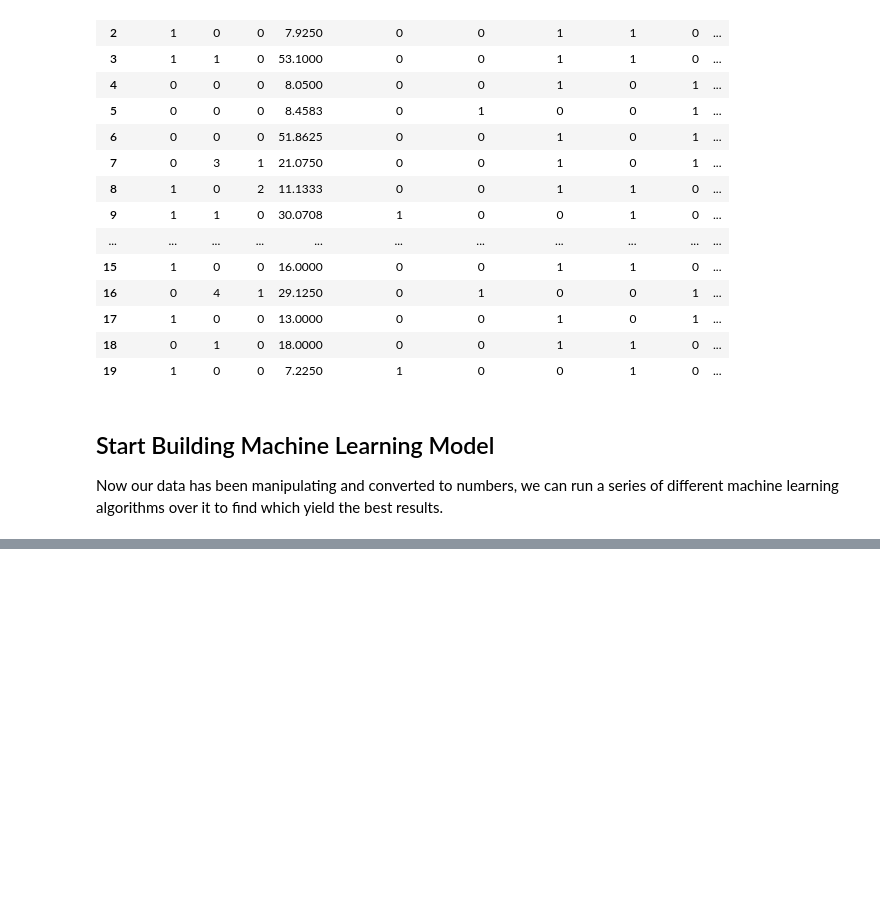
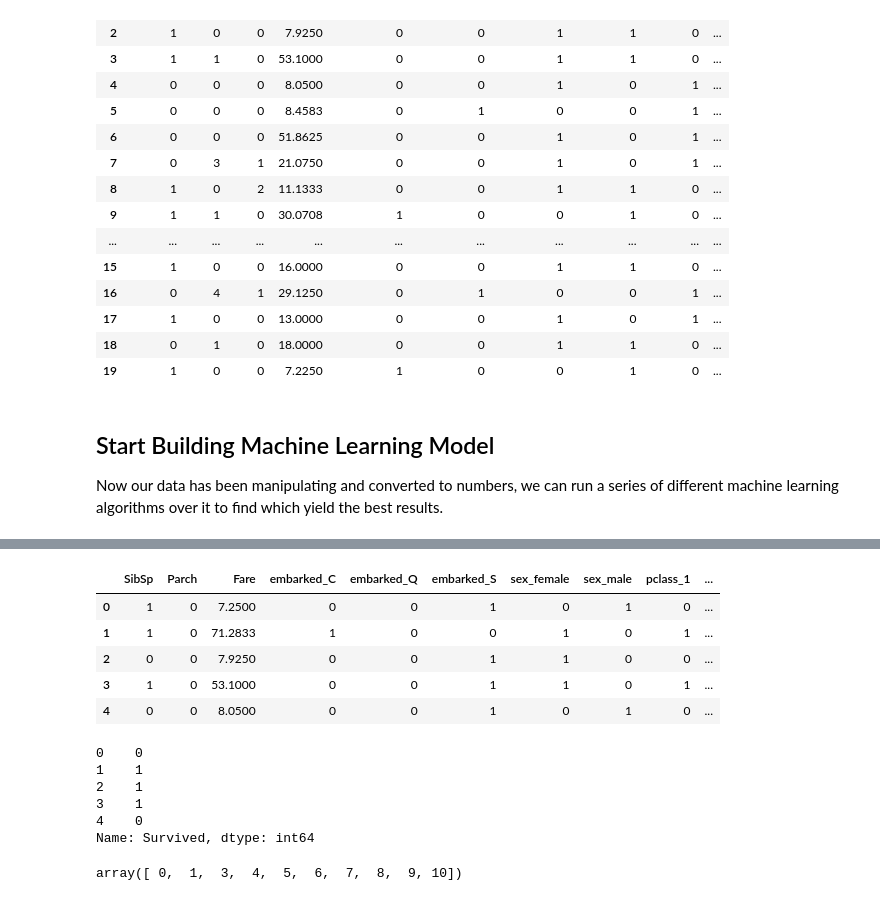
Before and after one commit to VishwasMore/Titanic-Dataset, a Jupyter notebook: Kaggle Titanic Dataset EDA.ipynb, the cells around one changed output, grey strips where cells are left out. Cells and saved outputs as stored; diff of their text form; code cells hidden in the pictures; blank space fills up the shorter version.

```diff
--- a/Kaggle Titanic Dataset EDA.ipynb
+++ b/Kaggle Titanic Dataset EDA.ipynb
@@ -654,0 +852,26 @@ Now our data has been manipulating and converted to numbers, we can run a series
+# %%
+# View the data for the CatBoost model
+X_train.head()
+# %% [output]
+|  | SibSp | Parch | Fare | embarked_C | embarked_Q | embarked_S | sex_female | sex_male | pclass_1 | ... |
+| 0 | 1 | 0 | 7.2500 | 0 | 0 | 1 | 0 | 1 | 0 | ... |
+| 1 | 1 | 0 | 71.2833 | 1 | 0 | 0 | 1 | 0 | 1 | ... |
+| 2 | 0 | 0 | 7.9250 | 0 | 0 | 1 | 1 | 0 | 0 | ... |
+| 3 | 1 | 0 | 53.1000 | 0 | 0 | 1 | 1 | 0 | 1 | ... |
+| 4 | 0 | 0 | 8.0500 | 0 | 0 | 1 | 0 | 1 | 0 | ... |
+# %%
+# View the labels for the CatBoost model
+y_train.head()
+# %% [output]
+0    0
+1    1
+2    1
+3    1
+4    0
+Name: Survived, dtype: int64
+# %%
+# Define the categorical features for the CatBoost Model
+cat_features = np.where(X_train.dtypes != np.float)[0]
+cat_features
+# %% [output]
+array([ 0,  1,  3,  4,  5,  6,  7,  8,  9, 10])
```
Also changed, not shown: parts of 38 cells of this notebook, 29 other files.
